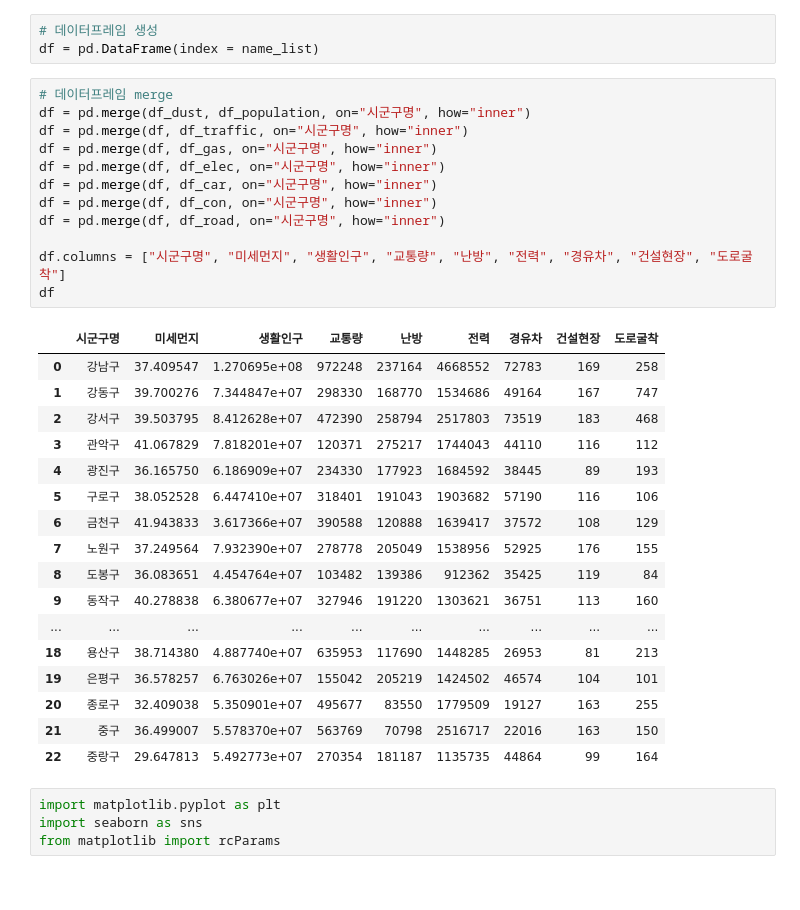
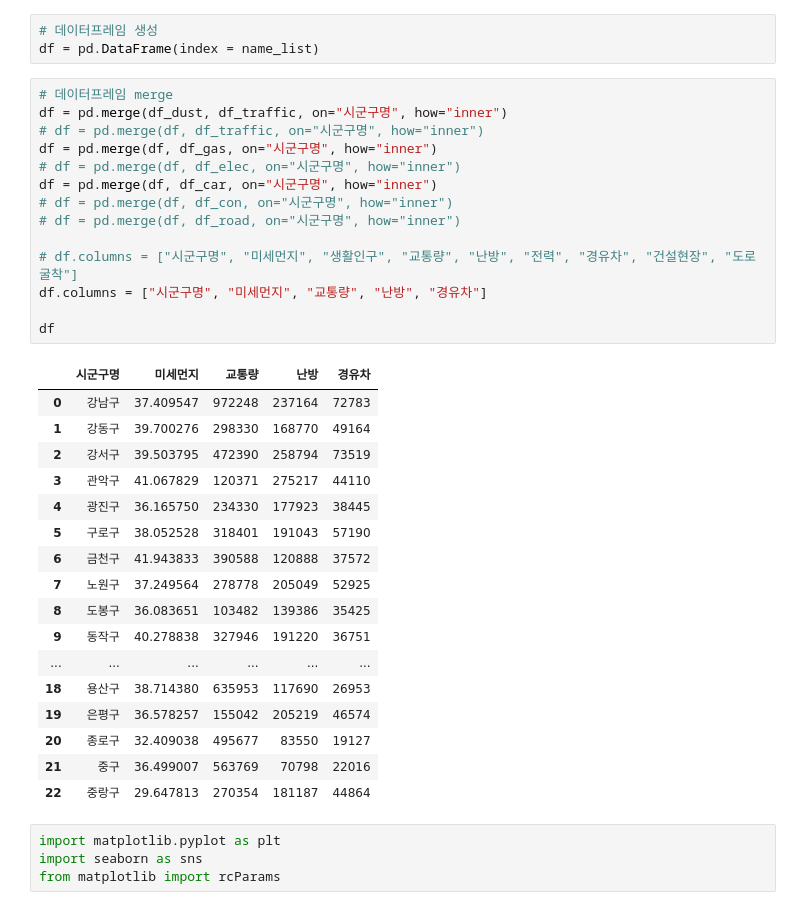
Before and after one commit to chance0523/mise_namu_project, a Jupyter notebook: airkorea/데이터셋 합치기.ipynb, the cells around one changed output. Cells and saved outputs as stored; diff of their text form.

```diff
--- a/airkorea/데이터셋 합치기.ipynb
+++ b/airkorea/데이터셋 합치기.ipynb
@@ -295,34 +295,36 @@ name_list
 df = pd.DataFrame(index = name_list)
 # %%
 # 데이터프레임 merge
-df = pd.merge(df_dust, df_population, on="시군구명", how="inner")
-df = pd.merge(df, df_traffic, on="시군구명", how="inner")
+df = pd.merge(df_dust, df_traffic, on="시군구명", how="inner")
+# df = pd.merge(df, df_traffic, on="시군구명", how="inner")
 df = pd.merge(df, df_gas, on="시군구명", how="inner")
-df = pd.merge(df, df_elec, on="시군구명", how="inner")
+# df = pd.merge(df, df_elec, on="시군구명", how="inner")
 df = pd.merge(df, df_car, on="시군구명", how="inner")
-df = pd.merge(df, df_con, on="시군구명", how="inner")
-df = pd.merge(df, df_road, on="시군구명", how="inner")
+# df = pd.merge(df, df_con, on="시군구명", how="inner")
+# df = pd.merge(df, df_road, on="시군구명", how="inner")
 
-df.columns = ["시군구명", "미세먼지", "생활인구", "교통량", "난방", "전력", "경유차", "건설현장", "도로굴착"]
+# df.columns = ["시군구명", "미세먼지", "생활인구", "교통량", "난방", "전력", "경유차", "건설현장", "도로굴착"]
+df.columns = ["시군구명", "미세먼지", "교통량", "난방", "경유차"]
+
 df
 # %% [output]
-|  | 시군구명 | 미세먼지 | 생활인구 | 교통량 | 난방 | 전력 | 경유차 | 건설현장 | 도로굴착 |
-| 0 | 강남구 | 37.409547 | 1.270695e+08 | 972248 | 237164 | 4668552 | 72783 | 169 | 258 |
-| 1 | 강동구 | 39.700276 | 7.344847e+07 | 298330 | 168770 | 1534686 | 49164 | 167 | 747 |
-| 2 | 강서구 | 39.503795 | 8.412628e+07 | 472390 | 258794 | 2517803 | 73519 | 183 | 468 |
-| 3 | 관악구 | 41.067829 | 7.818201e+07 | 120371 | 275217 | 1744043 | 44110 | 116 | 112 |
-| 4 | 광진구 | 36.165750 | 6.186909e+07 | 234330 | 177923 | 1684592 | 38445 | 89 | 193 |
-| 5 | 구로구 | 38.052528 | 6.447410e+07 | 318401 | 191043 | 1903682 | 57190 | 116 | 106 |
-| 6 | 금천구 | 41.943833 | 3.617366e+07 | 390588 | 120888 | 1639417 | 37572 | 108 | 129 |
-| 7 | 노원구 | 37.249564 | 7.932390e+07 | 278778 | 205049 | 1538956 | 52925 | 176 | 155 |
-| 8 | 도봉구 | 36.083651 | 4.454764e+07 | 103482 | 139386 | 912362 | 35425 | 119 | 84 |
-| 9 | 동작구 | 40.278838 | 6.380677e+07 | 327946 | 191220 | 1303621 | 36751 | 113 | 160 |
-| ... | ... | ... | ... | ... | ... | ... | ... | ... | ... |
-| 18 | 용산구 | 38.714380 | 4.887740e+07 | 635953 | 117690 | 1448285 | 26953 | 81 | 213 |
-| 19 | 은평구 | 36.578257 | 6.763026e+07 | 155042 | 205219 | 1424502 | 46574 | 104 | 101 |
-| 20 | 종로구 | 32.409038 | 5.350901e+07 | 495677 | 83550 | 1779509 | 19127 | 163 | 255 |
-| 21 | 중구 | 36.499007 | 5.578370e+07 | 563769 | 70798 | 2516717 | 22016 | 163 | 150 |
-| 22 | 중랑구 | 29.647813 | 5.492773e+07 | 270354 | 181187 | 1135735 | 44864 | 99 | 164 |
+|  | 시군구명 | 미세먼지 | 교통량 | 난방 | 경유차 |
+| 0 | 강남구 | 37.409547 | 972248 | 237164 | 72783 |
+| 1 | 강동구 | 39.700276 | 298330 | 168770 | 49164 |
+| 2 | 강서구 | 39.503795 | 472390 | 258794 | 73519 |
+| 3 | 관악구 | 41.067829 | 120371 | 275217 | 44110 |
+| 4 | 광진구 | 36.165750 | 234330 | 177923 | 38445 |
+| 5 | 구로구 | 38.052528 | 318401 | 191043 | 57190 |
+| 6 | 금천구 | 41.943833 | 390588 | 120888 | 37572 |
+| 7 | 노원구 | 37.249564 | 278778 | 205049 | 52925 |
+| 8 | 도봉구 | 36.083651 | 103482 | 139386 | 35425 |
+| 9 | 동작구 | 40.278838 | 327946 | 191220 | 36751 |
+| ... | ... | ... | ... | ... | ... |
+| 18 | 용산구 | 38.714380 | 635953 | 117690 | 26953 |
+| 19 | 은평구 | 36.578257 | 155042 | 205219 | 46574 |
+| 20 | 종로구 | 32.409038 | 495677 | 83550 | 19127 |
+| 21 | 중구 | 36.499007 | 563769 | 70798 | 22016 |
+| 22 | 중랑구 | 29.647813 | 270354 | 181187 | 44864 |
 # %%
 import matplotlib.pyplot as plt
 import seaborn as sns
```
Also changed, not shown: parts of 3 cells of this notebook, 24 other files.
